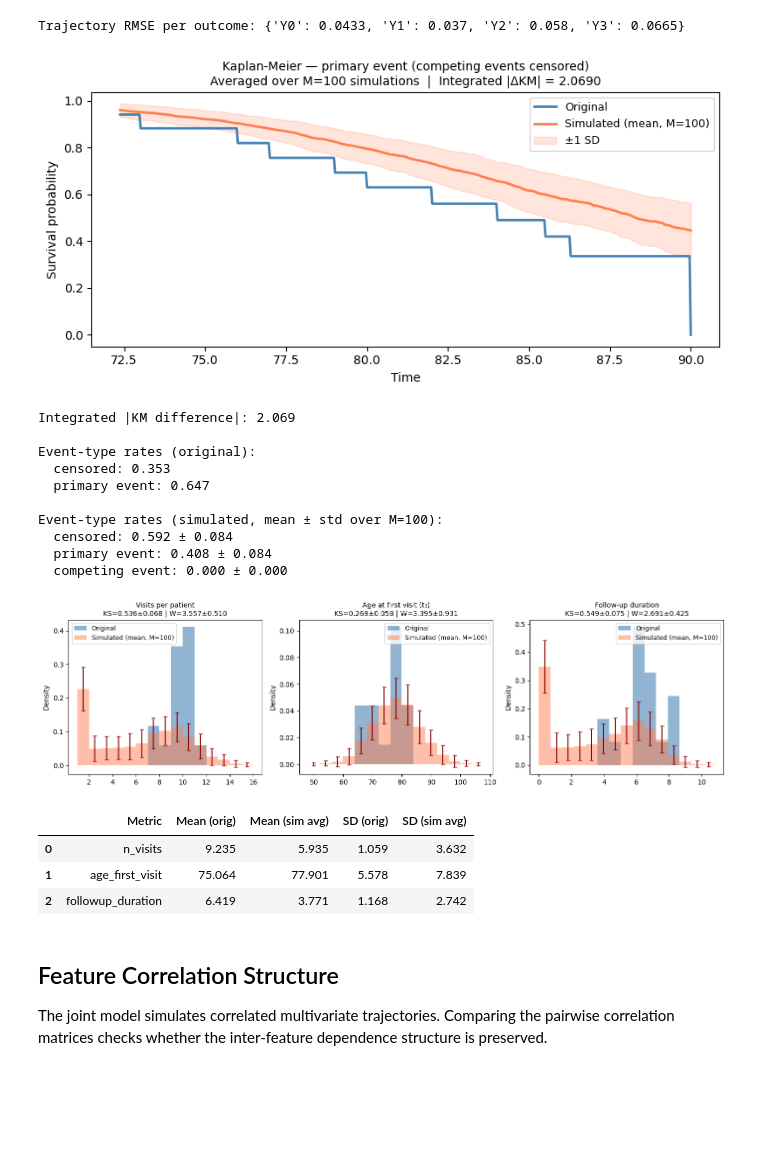
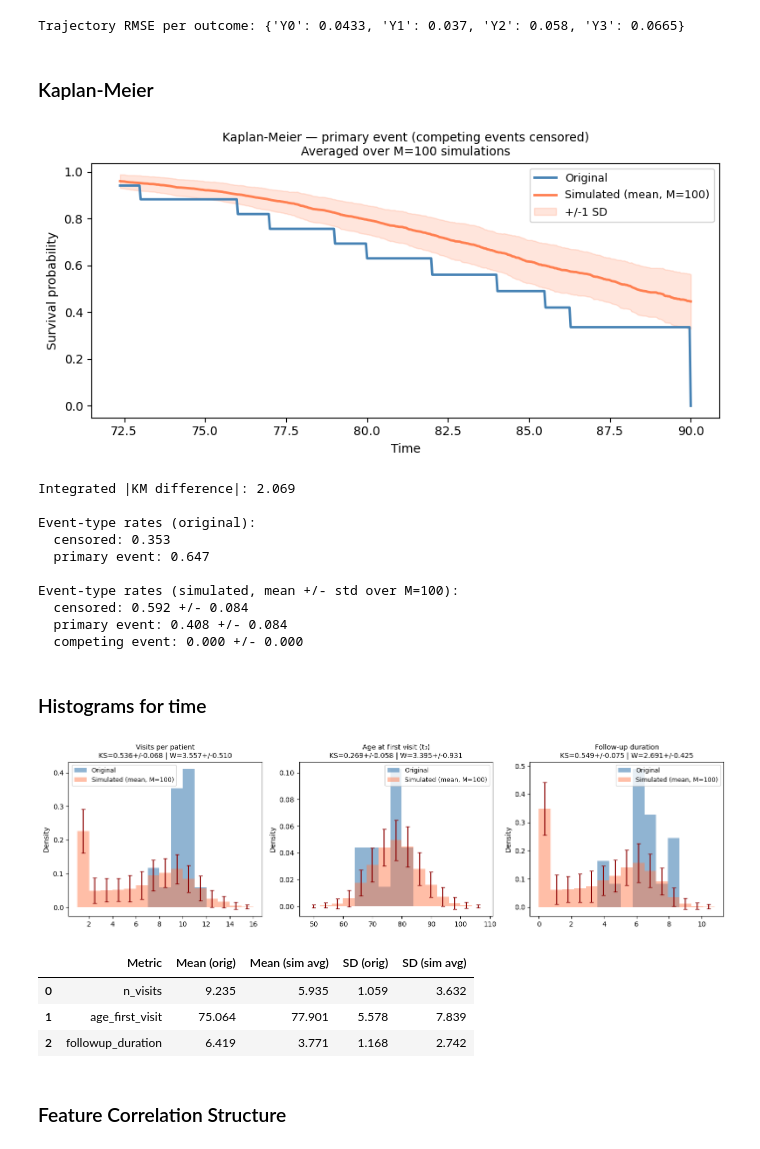
Before and after one commit to aramis-lab/leaspy, a Jupyter notebook: notebooks/2. Metrics.ipynb, the cells around one changed output. Saved outputs shown, nothing was run; the diff lists cells and outputs as text; code cells hidden in the pictures; blank space fills up the shorter version.

Commit message:
added notebook with the metrics of the joint model paper

```diff
--- a/notebooks/2. Metrics.ipynb
+++ b/notebooks/2. Metrics.ipynb
@@ -135,11 +137,11 @@ for col, ax_kde, ax_cdf in zip(feat_cols, axes[0], axes[1]):
 
     ks_m,   ks_s   = np.mean(ks_all[col]),   np.std(ks_all[col])
     wass_m, wass_s = np.mean(wass_all[col]), np.std(wass_all[col])
-    ax_kde.set_title(f'{col}\nKS={ks_m:.3f}±{ks_s:.3f}  |  W={wass_m:.4f}±{wass_s:.4f}', fontsize=9)
+    ax_kde.set_title(f'{col}\nKS={ks_m:.3f}+/-{ks_s:.3f}  |  W={wass_m:.4f}+/-{wass_s:.4f}', fontsize=9)
     ax_kde.legend(fontsize=8)
     ax_kde.set_ylabel('Density')
 
-    # ECDF panel — mean ± std of simulated ECDFs on a common grid
+    # ECDF panel — mean +/- std of simulated ECDFs on a common grid
     x_ecdf   = np.linspace(a.min(), a.max(), 300)
     arr_orig = np.sort(a)
     ys_orig  = np.arange(1, len(arr_orig) + 1) / len(arr_orig)
@@ -235,6 +239,8 @@ print('Trajectory RMSE per outcome:', traj)
 # %% [output]
 [figure]
 Trajectory RMSE per outcome: {'Y0': 0.0433, 'Y1': 0.037, 'Y2': 0.058, 'Y3': 0.0665}
+# %% [markdown]
+### Kaplan-Meier
 # %%
 
 # One row per patient — original
@@ -269,48 +275,50 @@ s_sims    = np.array(s_sims)          # (M, 500)
 s_sim_mean = s_sims.mean(axis=0)
 s_sim_std  = s_sims.std(axis=0)
 
 integrated_diff = np.trapz(np.abs(s_orig - s_sim_mean), t_grid)
 
 fig, ax = plt.subplots(figsize=(8, 4))
 ax.plot(t_grid, s_orig, color='steelblue', lw=2, label='Original')
 ax.plot(t_grid, s_sim_mean, color='coral', lw=2, label=f'Simulated (mean, M={M})')
 ax.fill_between(t_grid, s_sim_mean - s_sim_std, s_sim_mean + s_sim_std,
-                alpha=0.2, color='coral', label='±1 SD')
+                alpha=0.2, color='coral', label='+/-1 SD')
 ax.set_title(
     f'Kaplan-Meier — primary event (competing events censored)\n'
-    f'Averaged over M={M} simulations  |  Integrated |ΔKM| = {integrated_diff:.4f}',
+    f'Averaged over M={M} simulations',
     fontsize=10
 )
 ax.set_xlabel('Time')
 ax.set_ylabel('Survival probability')
 ax.legend(fontsize=9)
 plt.tight_layout()
 plt.show()
 
 print('Integrated |KM difference|:', round(integrated_diff, 4))
 
 # Event-type breakdown
 names = {0: 'censored', 1: 'primary event', 2: 'competing event'}
 vc_orig = surv_orig['EVENT_BOOL'].value_counts(normalize=True).sort_index()
 print('\nEvent-type rates (original):')
 for k, v in vc_orig.items():
     print(f"  {names.get(k, k)}: {v:.3f}")
-print(f'\nEvent-type rates (simulated, mean ± std over M={M}):')
+print(f'\nEvent-type rates (simulated, mean +/- std over M={M}):')
 for k in [0, 1, 2]:
     vals = event_rates[k]
-    print(f"  {names[k]}: {np.mean(vals):.3f} ± {np.std(vals):.3f}")
+    print(f"  {names[k]}: {np.mean(vals):.3f} +/- {np.std(vals):.3f}")
 # %% [output]
-[figure, old version]
+[figure, new version]
 Integrated |KM difference|: 2.069
 
 Event-type rates (original):
   censored: 0.353
   primary event: 0.647
 
-Event-type rates (simulated, mean ± std over M=100):
-  censored: 0.592 ± 0.084
-  primary event: 0.408 ± 0.084
-  competing event: 0.000 ± 0.000
+Event-type rates (simulated, mean +/- std over M=100):
+  censored: 0.592 +/- 0.084
+  primary event: 0.408 +/- 0.084
+  competing event: 0.000 +/- 0.000
+# %% [markdown]
+### Histograms for time
 # %%
 
 def visit_process_metrics_avg(df, sims):
@@ -344,7 +352,7 @@ def visit_process_metrics_avg(df, sims):
         ax.bar(bin_centers, counts, width=np.diff(bin_edges),
                alpha=0.6, label='Original', color='steelblue')
 
-        # Per-sim density on same bins → mean ± std
+        # Per-sim density on same bins → mean +/- std
         all_densities = np.array([
             np.histogram(b, bins=bin_edges, density=True)[0] for b in b_list
         ])
@@ -360,7 +368,7 @@ def visit_process_metrics_avg(df, sims):
         ks_m,   ks_s   = np.mean(ks_vals),   np.std(ks_vals)
         wass_m, wass_s = np.mean(wass_vals), np.std(wass_vals)
 
-        ax.set_title(f'{title}\nKS={ks_m:.3f}±{ks_s:.3f} | W={wass_m:.3f}±{wass_s:.3f}', fontsize=10)
+        ax.set_title(f'{title}\nKS={ks_m:.3f}+/-{ks_s:.3f} | W={wass_m:.3f}+/-{wass_s:.3f}', fontsize=10)
         ax.legend(fontsize=9)
         ax.set_ylabel('Density')
         metrics[title] = {
@@ -388,15 +396,13 @@ def visit_process_metrics_avg(df, sims):
 visit_metrics, visit_summary = visit_process_metrics_avg(df, sims)
 display(visit_summary)
 # %% [output]
-[figure, old version]
+[figure, new version]
 |  | Metric | Mean (orig) | Mean (sim avg) | SD (orig) | SD (sim avg) |
 | 0 | n_visits | 9.235 | 5.935 | 1.059 | 3.632 |
 | 1 | age_first_visit | 75.064 | 77.901 | 5.578 | 7.839 |
 | 2 | followup_duration | 6.419 | 3.771 | 1.168 | 2.742 |
-# %% [markdown]
-## Feature Correlation Structure
-
-The joint model simulates correlated multivariate trajectories. Comparing the pairwise correlation matrices checks whether the inter-feature dependence structure is preserved.
+# %% [markdown]
+### Feature Correlation Structure
 # %%
 
 corr_orig = df[feat_cols].corr()
```
Also changed, not shown: parts of 14 cells of this notebook, 1 other file.
